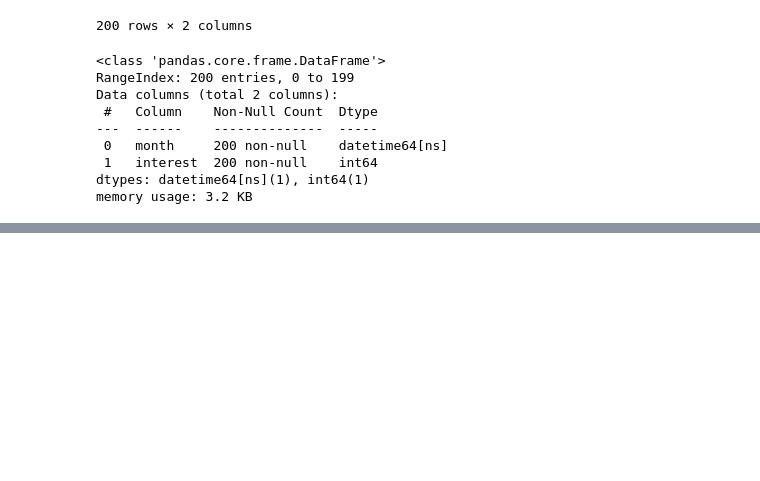
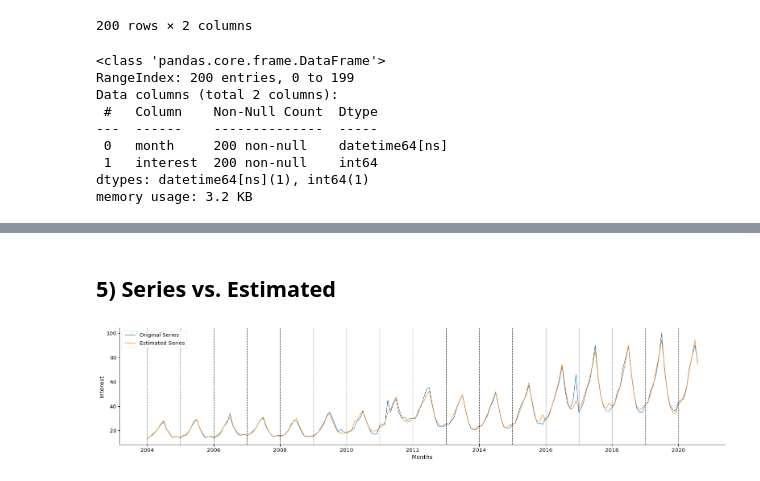
Before and after one commit to razielar/coursera_time_series_forecasting, a Jupyter notebook: anomaly_detection/AnomalyDetection_STL.ipynb, the cells around one changed output, grey strips where cells are left out. Saved outputs shown, nothing was run; the diff lists cells and outputs as text; code cells hidden in the pictures; blank space fills up the shorter version.

```diff
--- a/anomaly_detection/AnomalyDetection_STL.ipynb
+++ b/anomaly_detection/AnomalyDetection_STL.ipynb
@@ -57,0 +142,15 @@ memory usage: 3.2 KB
+# %% [markdown]
+## 5) Series vs. Estimated
+# %%
+estimated = trend + seasonal
+plt.plot(df, label= "Original Series")
+plt.plot(estimated, label= "Estimated Series")
+# Add vertical lines at each year to better visualize the yearly seasonality
+for i in range(2004,2021):
+    plt.axvline(datetime(i,1,1), color='k', linestyle='--', alpha=0.7)
+plt.ylabel("Interest")
+plt.xlabel("Months")
+plt.legend(loc= "upper left")
+plt.tight_layout()
+# %% [output]
+[figure, added]
```
Also changed, not shown: parts of 14 cells of this notebook.
